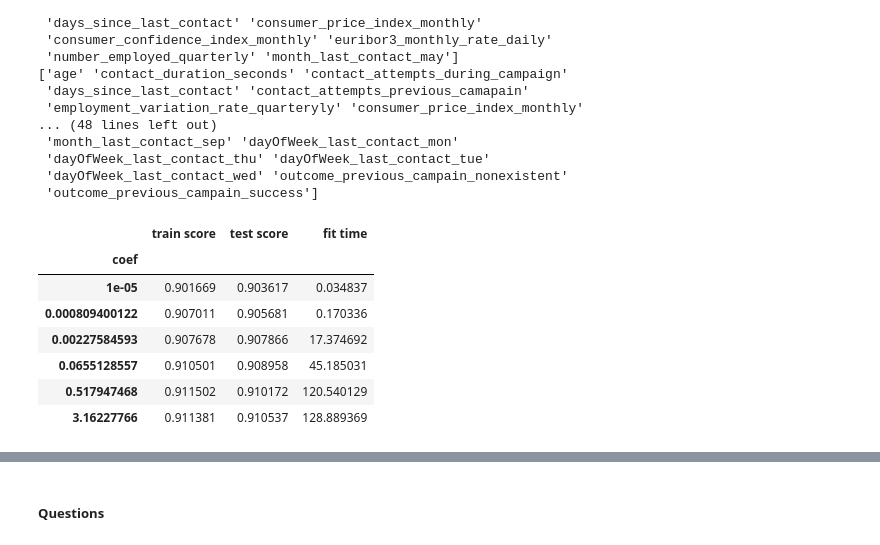
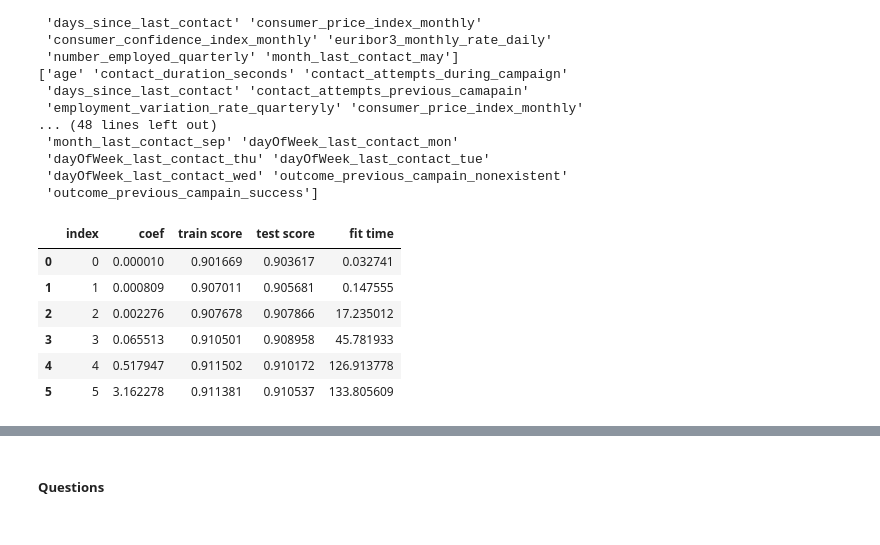
Before and after one commit to codemonkey1101/module-17, a Jupyter notebook: prompt_III.ipynb, the cells around one changed output, grey strips where cells are left out. Drawn from its saved outputs; the diff is of its cells as text; code cells hidden in the pictures.

```diff
--- a/prompt_III.ipynb
+++ b/prompt_III.ipynb
@@ -499,12 +533,11 @@ lr_score_results_df.set_index('coef', inplace=True)
 # %%
-lr_score_results_df.to_json('data/lr_model_per_coef_results_df.json')
-lr_score_results_df
+lr_results_df = pd.read_json('data/lr_model_per_coef_results_df.json')
+lr_results_df
 # %% [output]
-|  | train score | test score | fit time |
-| coef |  |  |  |
-| 1e-05 | 0.901669 | 0.903617 | 0.034837 |
-| 0.000809400122 | 0.907011 | 0.905681 | 0.170336 |
-| 0.00227584593 | 0.907678 | 0.907866 | 17.374692 |
-| 0.0655128557 | 0.910501 | 0.908958 | 45.185031 |
-| 0.517947468 | 0.911502 | 0.910172 | 120.540129 |
-| 3.16227766 | 0.911381 | 0.910537 | 128.889369 |
+|  | index | coef | train score | test score | fit time |
+| 0 | 0 | 0.000010 | 0.901669 | 0.903617 | 0.032741 |
+| 1 | 1 | 0.000809 | 0.907011 | 0.905681 | 0.147555 |
+| 2 | 2 | 0.002276 | 0.907678 | 0.907866 | 17.235012 |
+| 3 | 3 | 0.065513 | 0.910501 | 0.908958 | 45.781933 |
+| 4 | 4 | 0.517947 | 0.911502 | 0.910172 | 126.913778 |
+| 5 | 5 | 3.162278 | 0.911381 | 0.910537 | 133.805609 |
```
Also changed, not shown: parts of 11 cells of this notebook, 4 other files.
